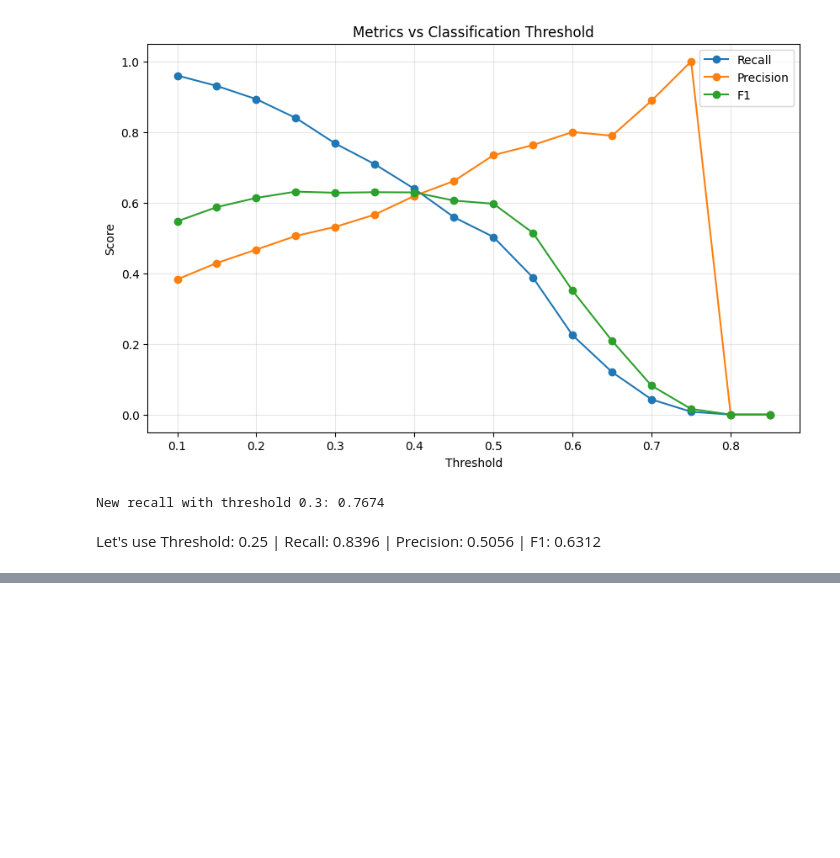
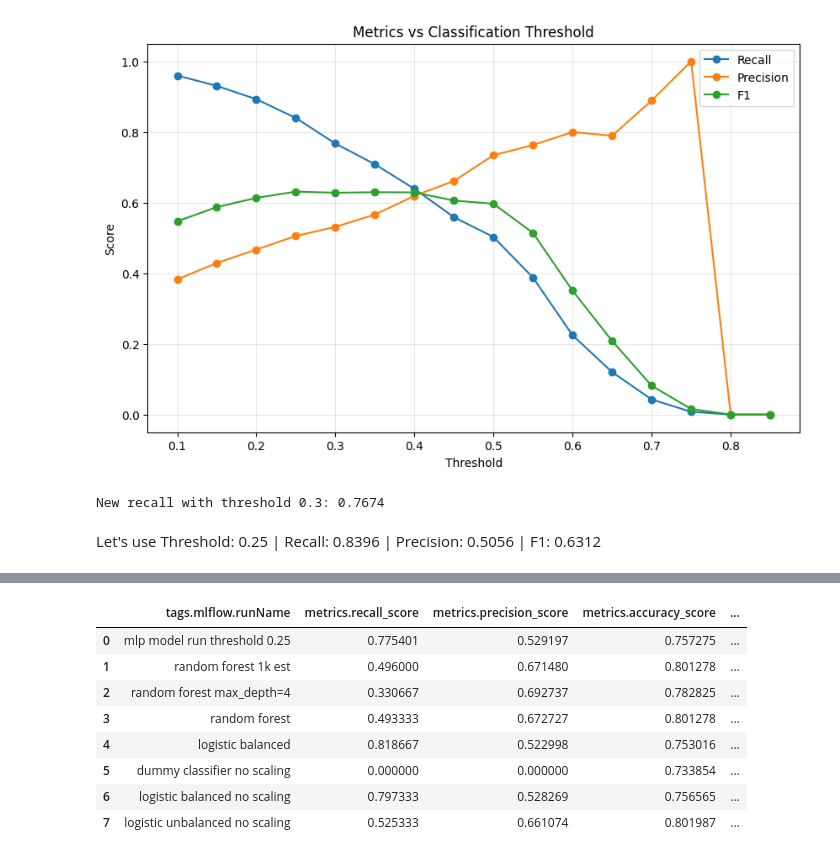
Before and after one commit to bluheart/fiap-tech-challenge-fase-1, a Jupyter notebook: notebooks/MLP_tests.ipynb, the cells around one changed output, grey strips where cells are left out. Cells and saved outputs as stored; diff of their text form; code cells hidden in the pictures; blank space fills up the shorter version.

Commit message:
model training files, initial mlp log to mlflow

```diff
--- a/notebooks/MLP_tests.ipynb
+++ b/notebooks/MLP_tests.ipynb
@@ -778,11 +780,17 @@ Let's use Threshold: 0.25 | Recall: 0.8396 | Precision: 0.5056 | F1: 0.6312
 # %%
+from sklearn.metrics import accuracy_score, precision_score, recall_score, roc_auc_score, f1_score, log_loss
 from torch.utils.data import DataLoader, TensorDataset
 from utils.pipelines import CustomPreprocessor, preprocess_label
+from utils.model_training import FlexibleMLP, train_with_early_stopping
+from sklearn.model_selection import train_test_split
+from sklearn.preprocessing import LabelEncoder
+from mlflow.models import infer_signature
 import torch
 import joblib
 import pandas as pd
-from sklearn.model_selection import train_test_split
-from sklearn.preprocessing import LabelEncoder
+import mlflow
+
+mlflow.set_tracking_uri("sqlite:///../mlflow.db")
 
 encoder = LabelEncoder()
 RANDOM_SEED = 19
@@ -824,0 +929,20 @@ test_loader = DataLoader(
+# %%
+experiment = mlflow.get_experiment_by_name("telco_churn_classification")
+experiment_id = experiment.experiment_id
+
+runs = mlflow.search_runs(
+    experiment_ids=[experiment_id],
+    filter_string="",
+    order_by=["metrics.accuracy DESC"]
+)
+runs[['tags.mlflow.runName', 'metrics.recall_score', 'metrics.precision_score', 'metrics.accuracy_score', 'metrics.f1_score', 'metrics.roc_auc', 'metrics.log_loss']]
+# %% [output]
+|  | tags.mlflow.runName | metrics.recall_score | metrics.precision_score | metrics.accuracy_score | ... |
+| 0 | mlp model run threshold 0.25 | 0.775401 | 0.529197 | 0.757275 | ... |
+| 1 | random forest 1k est | 0.496000 | 0.671480 | 0.801278 | ... |
+| 2 | random forest max_depth=4 | 0.330667 | 0.692737 | 0.782825 | ... |
+| 3 | random forest | 0.493333 | 0.672727 | 0.801278 | ... |
+| 4 | logistic balanced | 0.818667 | 0.522998 | 0.753016 | ... |
+| 5 | dummy classifier no scaling | 0.000000 | 0.000000 | 0.733854 | ... |
+| 6 | logistic balanced no scaling | 0.797333 | 0.528269 | 0.756565 | ... |
+| 7 | logistic unbalanced no scaling | 0.525333 | 0.661074 | 0.801987 | ... |
```
Also changed, not shown: parts of 6 cells of this notebook, 9 other files.
